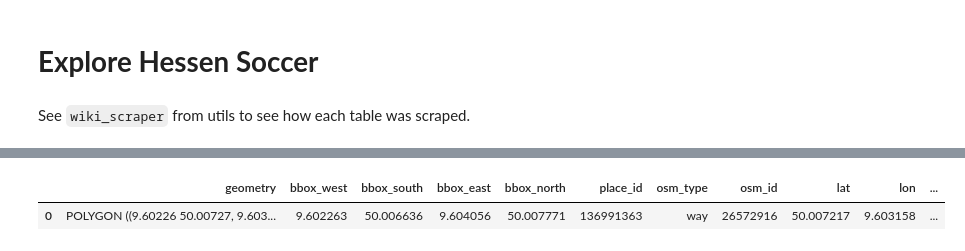
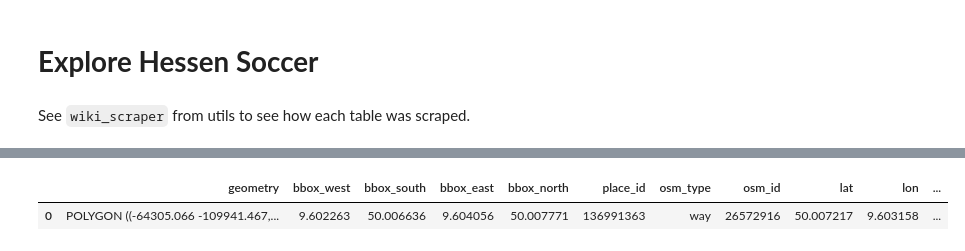
Before and after one commit to RandyNelsonJ/hessen_fussball, a Jupyter notebook: src/hessen_fussball/explore.ipynb, the cells around one changed output, grey strips where cells are left out. Saved outputs shown, nothing was run; the diff lists cells and outputs as text; code cells hidden in the pictures.

```diff
--- a/src/hessen_fussball/explore.ipynb
+++ b/src/hessen_fussball/explore.ipynb
@@ -102,8 +102,8 @@ Geocoded Teams 69
 Need Geocoding 143
 # %%
 gdf = pd.concat(gdf_list)
-gdf.to_crs(CRS)
+gdf = gdf.to_crs(CRS)
 gdf.head(1)
 # %% [output]
 |  | geometry | bbox_west | bbox_south | bbox_east | bbox_north | place_id | osm_type | osm_id | lat | lon | ... |
-| 0 | POLYGON ((9.60226 50.00727, 9.603... | 9.602263 | 50.006636 | 9.604056 | 50.007771 | 136991363 | way | 26572916 | 50.007217 | 9.603158 | ... |
+| 0 | POLYGON ((-64305.066 -109941.467,... | 9.602263 | 50.006636 | 9.604056 | 50.007771 | 136991363 | way | 26572916 | 50.007217 | 9.603158 | ... |
```
Also changed, not shown: parts of 3 cells of this notebook, 10 other files.
